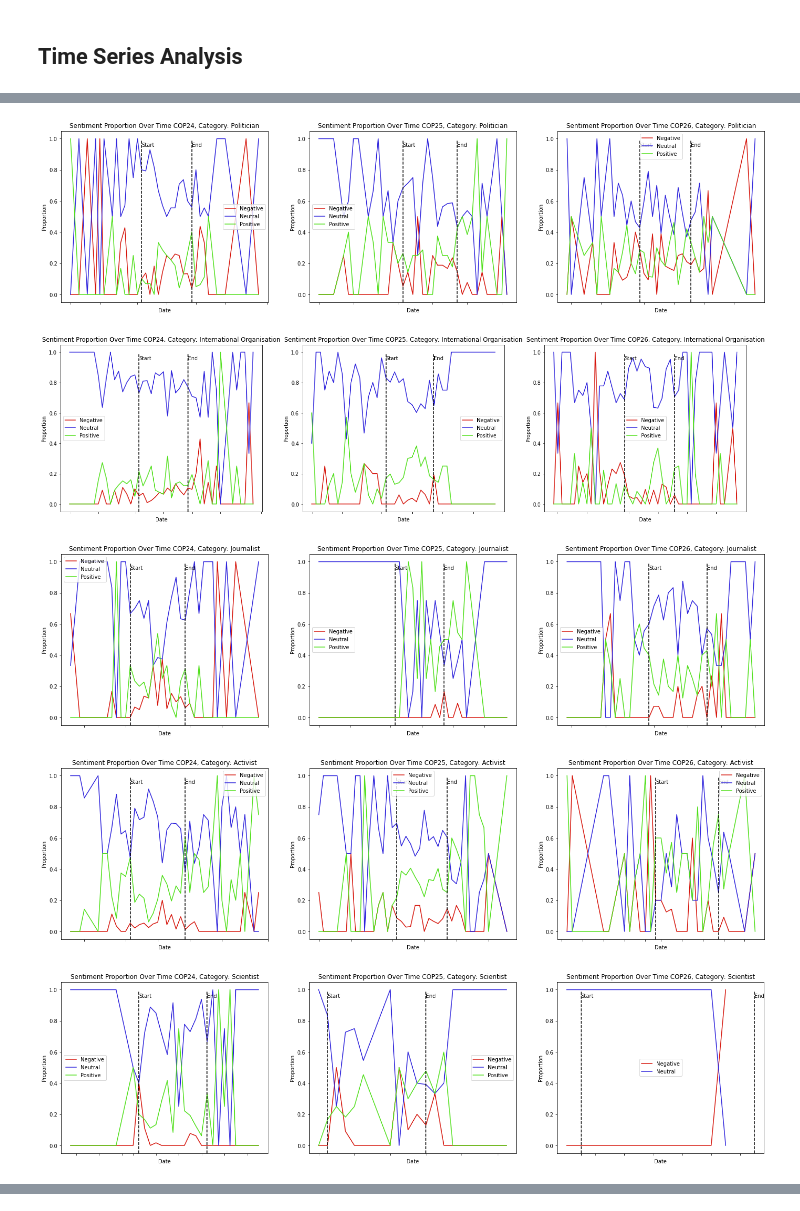
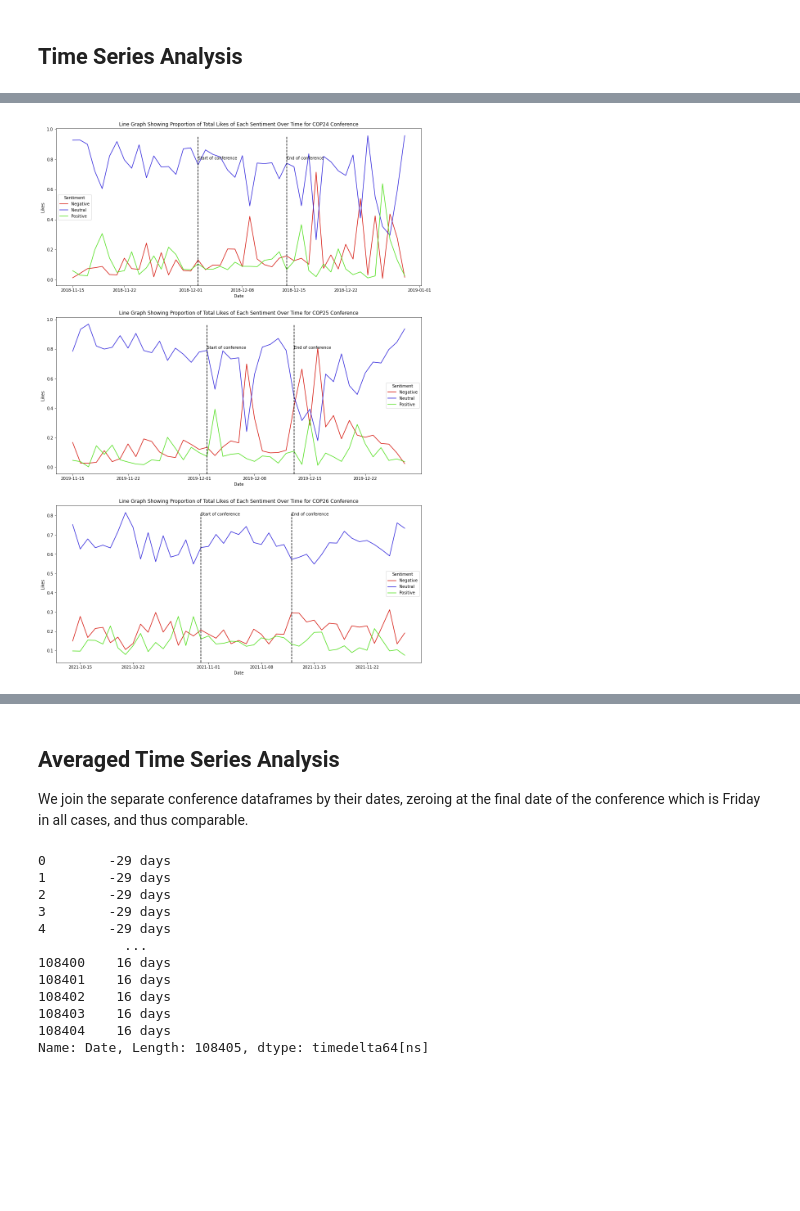
Before and after one commit to james-hughes1/wdss-nlp-project, a Jupyter notebook: Twitter_COP_Conference_Data_Analysis.ipynb, the cells around one changed output, grey strips where cells are left out. Saved outputs shown, nothing was run; the diff lists cells and outputs as text; code cells hidden in the pictures; blank space fills up the shorter version.

```diff
--- a/Twitter_COP_Conference_Data_Analysis.ipynb
+++ b/Twitter_COP_Conference_Data_Analysis.ipynb
@@ -162,5 +100,0 @@ plt.show()
-# %%
-# Model the number of likes as a Pareto RV and find the parameters
-
-b, loc, scale = scipy.stats.pareto.fit(master_df["Likes"])
-b, loc, scale
@@ -285,0 +231,5 @@ for sent in likes_law_sentiment_df.index:
+# %%
+# Model the number of likes as a Pareto RV and find the parameters
+
+b, loc, scale = scipy.stats.pareto.fit(master_cat_df["Likes"])
+b, loc, scale
@@ -333,19 +507,19 @@ plt.show()
 # %%
-# Sentiment over time
+# Sentiment Frequency over time
 
 plt.figure(figsize=(16,24))
 
 for i, df in enumerate([cop24_df, cop25_df, cop26_df]):
     plt.subplot(311+i)
-    plt.title("Line Graph Showing Proportion of Each Sentiment Over Time for COP"+str(24+i)+" Conference")
+    plt.title("Line Graph Showing Frequency Proportion of Each Sentiment Over Time for COP"+str(24+i)+" Conference")
     sentiment_date_df = df.groupby(["Date","Sentiment"]).size().unstack(fill_value=0)
     sentiment_date_df = sentiment_date_df.div(sentiment_date_df.sum(axis=1), axis=0).reset_index()
     sentiment_date_df = sentiment_date_df.melt("Date", var_name="Sentiment", value_name="Proportion")
-    g = sns.lineplot(data=sentiment_date_df, x="Date", y="Proportion", hue="Sentiment", palette=s_pal)
+    g = sns.lineplot(data=sentiment_date_df, x="Date", y="Proportion", hue="Sentiment", palette=s_pal(0,1,2))
     # Start and end annotations
     plt.axvline(start_end_dates[2*i], 0, 0.95 , color="black", linestyle="--")
     plt.axvline(start_end_dates[2*i+1], 0, 0.95 , color="black", linestyle="--")
-    plt.text(start_end_dates[2*i], 0.95, "Start of conference")
-    plt.text(start_end_dates[2*i+1], 0.95, "End of conference")
+    plt.text(start_end_dates[2*i], 0.6, "Start of conference")
+    plt.text(start_end_dates[2*i+1], 0.6, "End of conference")
 plt.show()
 # %% [output]
@@ -353,28 +527,18 @@ plt.show()
 # %%
-# Sentiment over time by Category
+# Sentiment Likes over time
 
-for cat in master_df["Category"].unique():
-    plt.figure(figsize=(24,6))
-    for i, df in enumerate([cop24_df[cop24_df["Category"]==cat], cop25_df[cop25_df["Category"]==cat], cop26_df[cop26_df["Category"]==cat]]):
-        sentiment_date_df = df.groupby(["Date","Sentiment"]).size().unstack(fill_value=0)
-        sentiment_date_df = sentiment_date_df.div(sentiment_date_df.sum(axis=1), axis=0).reset_index()
-        sentiment_date_df = sentiment_date_df.melt("Date", var_name="Sentiment", value_name="Proportion")
-        plt.subplot(131+i)
-        plt.title("Sentiment Proportion Over Time COP"+str(24+i)+", Category: "+cat)
-        # Some graphs do not invoke all three sentiment classes, thus we have to filter the colour palette each time
-        g = sns.lineplot(data=sentiment_date_df, x="Date", y="Proportion", hue="Sentiment",
-                         palette=[s_pal[list(sentiment_lookup.values()).index(x)] for x in sentiment_date_df["Sentiment"].unique()])
-        g.set_xticklabels(g.get_xticklabels(), rotation=30, horizontalalignment='right')
-        # Start and end annotations
-        plt.axvline(start_end_dates[2*i], 0, 0.95 , color="black", linestyle="--")
-        plt.axvline(start_end_dates[2*i+1], 0, 0.95 , color="black", linestyle="--")
-        plt.text(start_end_dates[2*i], 0.95, "Start")
-        plt.text(start_end_dates[2*i+1], 0.95, "End")
-        plt.legend(labels=sentiment_date_df["Sentiment"].unique())
-    plt.show()
+plt.figure(figsize=(16,24))
+
+for i, df in enumerate([cop24_df, cop25_df, cop26_df]):
+    plt.subplot(311+i)
+    plt.title("Line Graph Showing Proportion of Total Likes of Each Sentiment Over Time for COP"+str(24+i)+" Conference")
+    sentiment_date_likes_df = df.groupby(["Date","Sentiment"])["Likes"].sum().div(df.groupby("Date").sum()["Likes"])
+    g = sns.lineplot(data=pd.DataFrame(sentiment_date_likes_df), x="Date", y="Likes", hue="Sentiment", palette=s_pal(0,1,2))
+    # Start and end annotations
+    plt.axvline(start_end_dates[2*i], 0, 0.95 , color="black", linestyle="--")
+    plt.axvline(start_end_dates[2*i+1], 0, 0.95 , color="black", linestyle="--")
+    plt.text(start_end_dates[2*i], 0.8, "Start of conference")
+    plt.text(start_end_dates[2*i+1], 0.8, "End of conference")
+plt.show()
 # %% [output]
-[figure, old version]
+[figure, new version]
-[figure, removed]
-[figure, removed]
-[figure, removed]
-[figure, removed]
@@ -384,0 +545,19 @@ for cat in master_df["Category"].unique():
+# %% [markdown]
+## Averaged Time Series Analysis
+
+We join the separate conference dataframes by their dates, zeroing at the final date of the conference which is Friday in all cases, and thus comparable.
+# %%
+(cop24_df["Date"] - start_end_dates[1].date())
+# %% [output]
+0        -29 days
+1        -29 days
+2        -29 days
+3        -29 days
+4        -29 days
+           ...
+108400    16 days
+108401    16 days
+108402    16 days
+108403    16 days
+108404    16 days
+Name: Date, Length: 108405, dtype: timedelta64[ns]
```
Also changed, not shown: parts of 65 cells of this notebook.
